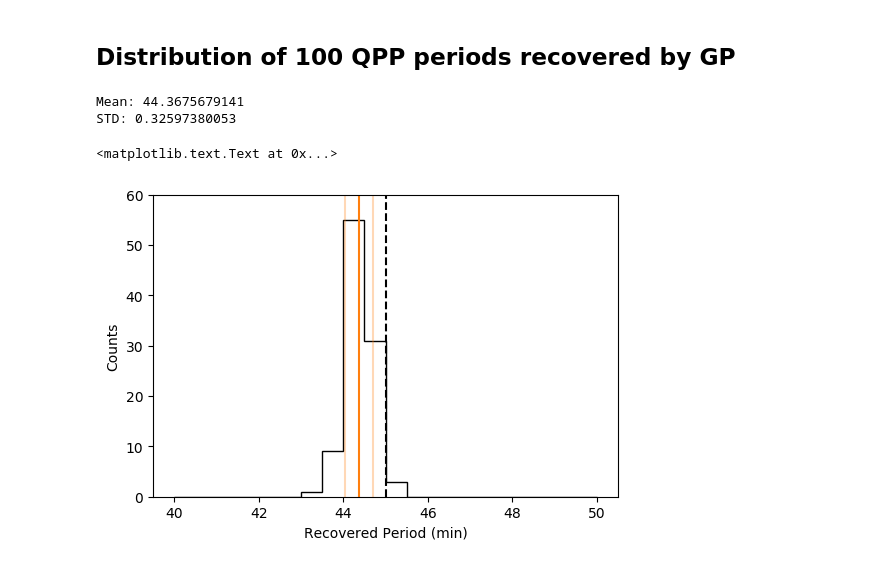
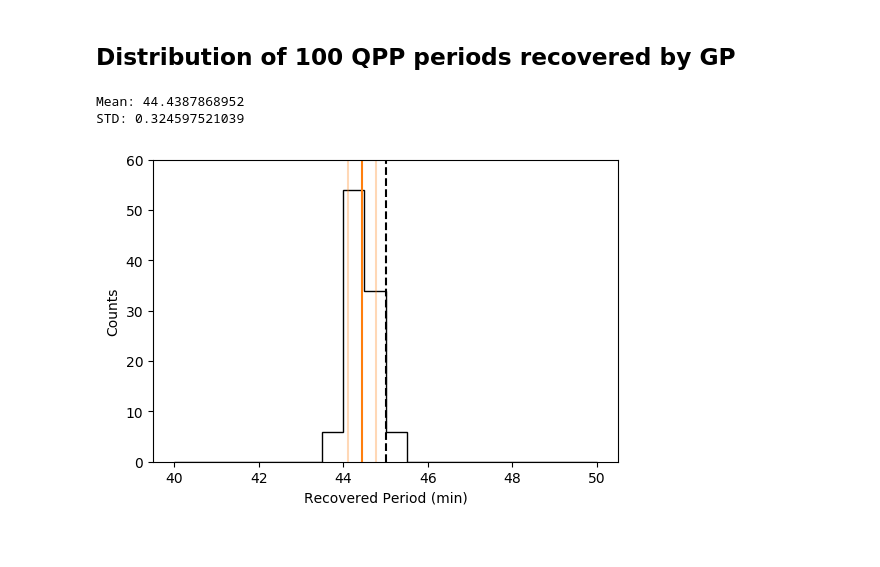
Before and after one commit to RileyWClarke/QPP-GP, a Jupyter notebook: QPP-GP.ipynb, the cells around one changed output. Saved outputs shown, nothing was run; the diff lists cells and outputs as text; code cells hidden in the pictures.

```diff
--- a/QPP-GP.ipynb
+++ b/QPP-GP.ipynb
@@ -193,23 +191,22 @@ p_range = np.where((p_arr > P-5) & (p_arr < P+5)) #Eliminate outliers
 # %%
 # Distribution of recovered periods
 
-plt.hist(p_arr[p_range], range=(P-5,P+5), bins = 20, histtype = "step", color="k")
-p_mean = np.mean(p_arr[p_range])
-p_sig = np.std(p_arr[p_range])
+plt.hist(p_arr, range=(P-5,P+5), bins = 20, histtype = "step", color="k")
+p_mean = np.mean(p_arr)
+p_sig = np.std(p_arr)
 print("Mean: " +str(p_mean))
 print("STD: " +str(p_sig))
 plt.plot([P,P],[0,100],"k--")
 plt.plot([p_mean,p_mean],[0,100],color=color)
 plt.plot([p_mean-p_sig,p_mean-p_sig],[0,100],color=color,alpha=0.3)
 plt.plot([p_mean+p_sig,p_mean+p_sig],[0,100],color=color,alpha=0.3)
 plt.ylim(0,60)
 plt.xlabel("Recovered Period (min)")
 plt.ylabel("Counts")
-
+plt.savefig("p_hist.png", dpi=300)
 # Orange = mean & standard deviation
 # Dashed black = true period
 # %% [output]
-Mean: 44.3675679141
-STD: 0.32597380053
+Mean: 44.4387868952
+STD: 0.324597521039
-<matplotlib.text.Text at 0x...>
-[figure, old version]
+[figure, new version]
```
Also changed, not shown: parts of 10 cells of this notebook, 2 other files.
